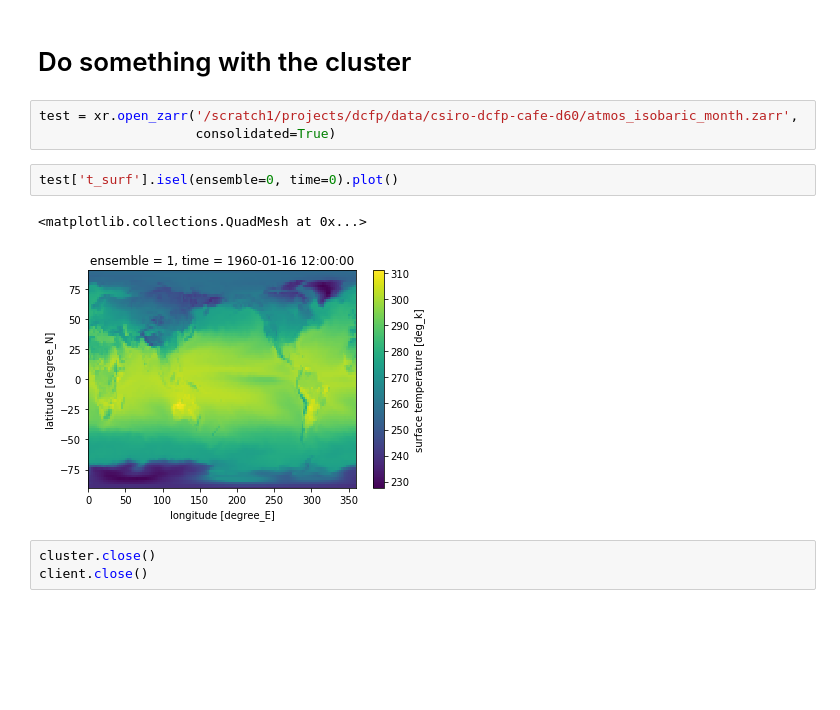
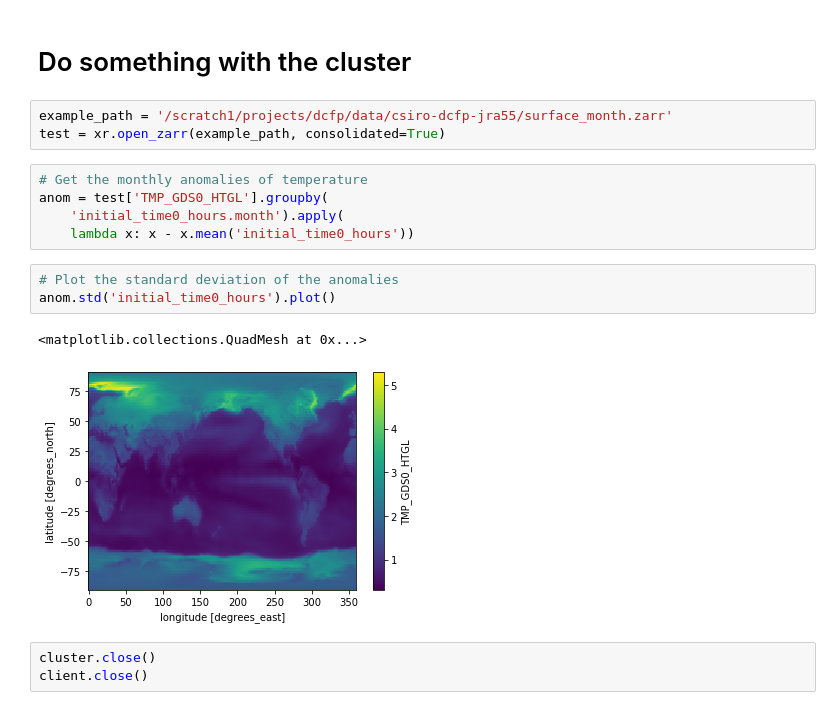
Before and after one commit to csiro-dcfp/pangeo_hpc, a Jupyter notebook: notebooks/run_dask-jobqueue_Pearcey.ipynb, the cells around one changed output. Saved outputs shown, nothing was run; the diff lists cells and outputs as text; blank space fills up the shorter version.

Commit message:
improved dask-jobqueue example

```diff
--- a/notebooks/run_dask-jobqueue_Pearcey.ipynb
+++ b/notebooks/run_dask-jobqueue_Pearcey.ipynb
@@ -20,13 +20,19 @@ client
 # %% [markdown]
 # Do something with the cluster
 # %%
-test = xr.open_zarr('/scratch1/projects/dcfp/data/csiro-dcfp-cafe-d60/atmos_isobaric_month.zarr',
-                    consolidated=True)
+example_path = '/scratch1/projects/dcfp/data/csiro-dcfp-jra55/surface_month.zarr'
+test = xr.open_zarr(example_path, consolidated=True)
-# %%
-test['t_surf'].isel(ensemble=0, time=0).plot()
-# %% [output]
-<matplotlib.collections.QuadMesh at 0x...>
-[figure, removed]
+# %%
+# Get the monthly anomalies of temperature
+anom = test['TMP_GDS0_HTGL'].groupby(
+    'initial_time0_hours.month').apply(
+    lambda x: x - x.mean('initial_time0_hours'))
+# %%
+# Plot the standard deviation of the anomalies
+anom.std('initial_time0_hours').plot()
+# %% [output]
+<matplotlib.collections.QuadMesh at 0x...>
+[figure, added]
 # %%
 cluster.close()
 client.close()
```
Also changed, not shown: parts of 1 cell of this notebook, 1 other file.
